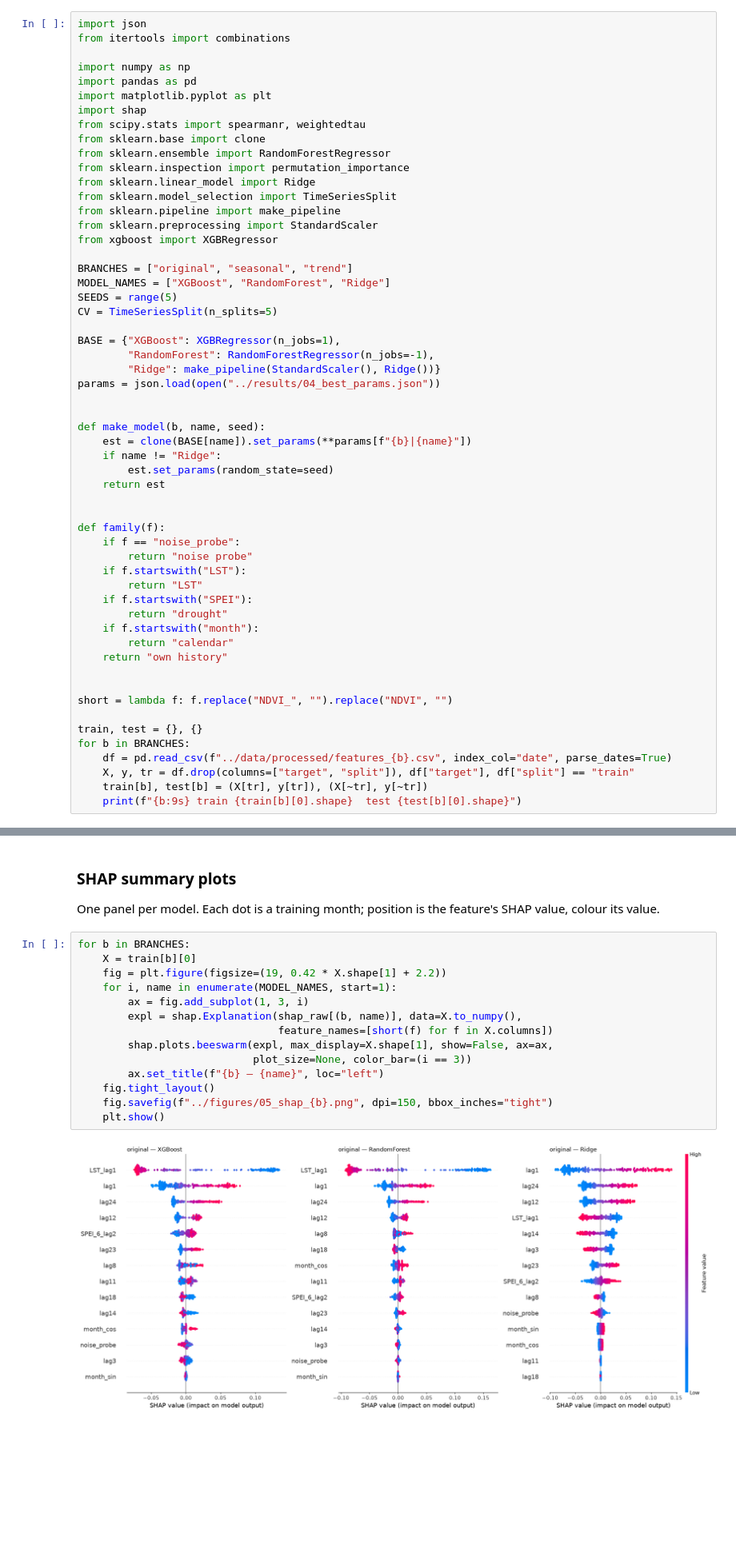
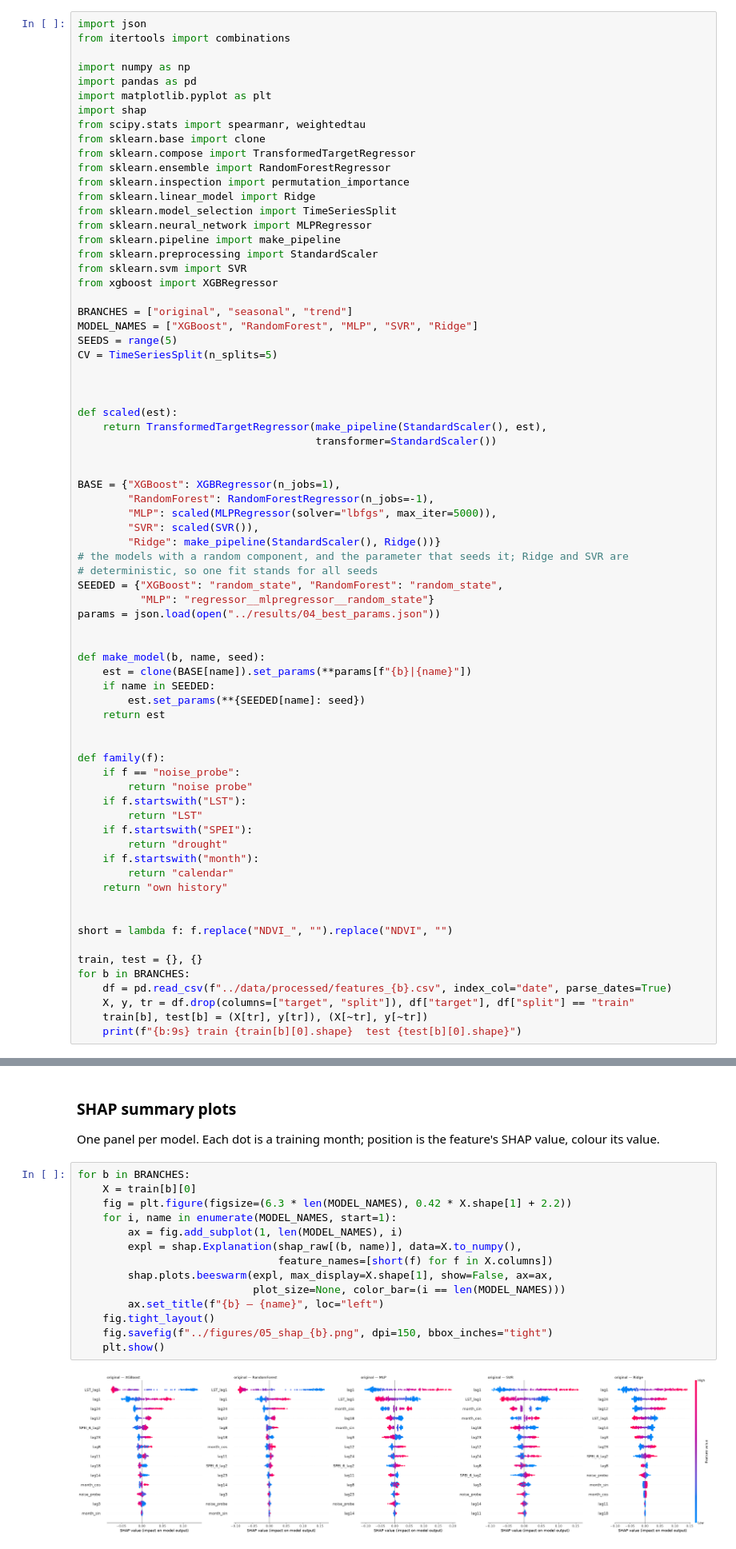
Before and after one commit to ilyes-khayati/olive-ndvi-xai-comparison, a Jupyter notebook: notebooks/05_attribution.ipynb, the cells around one changed output, grey strips where cells are left out. Shown at 80% size. Saved outputs shown, nothing was run; the diff lists cells and outputs as text; blank space fills up the shorter version.

```diff
--- a/notebooks/05_attribution.ipynb
+++ b/notebooks/05_attribution.ipynb
@@ -31,29 +36,45 @@ import matplotlib.pyplot as plt
 import shap
 from scipy.stats import spearmanr, weightedtau
 from sklearn.base import clone
+from sklearn.compose import TransformedTargetRegressor
 from sklearn.ensemble import RandomForestRegressor
 from sklearn.inspection import permutation_importance
 from sklearn.linear_model import Ridge
 from sklearn.model_selection import TimeSeriesSplit
+from sklearn.neural_network import MLPRegressor
 from sklearn.pipeline import make_pipeline
 from sklearn.preprocessing import StandardScaler
+from sklearn.svm import SVR
 from xgboost import XGBRegressor
 
 BRANCHES = ["original", "seasonal", "trend"]
-MODEL_NAMES = ["XGBoost", "RandomForest", "Ridge"]
+MODEL_NAMES = ["XGBoost", "RandomForest", "MLP", "SVR", "Ridge"]
 SEEDS = range(5)
 CV = TimeSeriesSplit(n_splits=5)
 
+
+
+def scaled(est):
+    return TransformedTargetRegressor(make_pipeline(StandardScaler(), est),
+                                      transformer=StandardScaler())
+
+
 BASE = {"XGBoost": XGBRegressor(n_jobs=1),
         "RandomForest": RandomForestRegressor(n_jobs=-1),
+        "MLP": scaled(MLPRegressor(solver="lbfgs", max_iter=5000)),
+        "SVR": scaled(SVR()),
         "Ridge": make_pipeline(StandardScaler(), Ridge())}
+# the models with a random component, and the parameter that seeds it; Ridge and SVR are
+# deterministic, so one fit stands for all seeds
+SEEDED = {"XGBoost": "random_state", "RandomForest": "random_state",
+          "MLP": "regressor__mlpregressor__random_state"}
 params = json.load(open("../results/04_best_params.json"))
 
 
 def make_model(b, name, seed):
     est = clone(BASE[name]).set_params(**params[f"{b}|{name}"])
-    if name != "Ridge":
-        est.set_params(random_state=seed)
+    if name in SEEDED:
+        est.set_params(**{SEEDED[name]: seed})
     return est
 
 
@@ -244,16 +272,16 @@ value, colour its value.
 # %%
 for b in BRANCHES:
     X = train[b][0]
-    fig = plt.figure(figsize=(19, 0.42 * X.shape[1] + 2.2))
+    fig = plt.figure(figsize=(6.3 * len(MODEL_NAMES), 0.42 * X.shape[1] + 2.2))
     for i, name in enumerate(MODEL_NAMES, start=1):
-        ax = fig.add_subplot(1, 3, i)
+        ax = fig.add_subplot(1, len(MODEL_NAMES), i)
         expl = shap.Explanation(shap_raw[(b, name)], data=X.to_numpy(),
                                 feature_names=[short(f) for f in X.columns])
         shap.plots.beeswarm(expl, max_display=X.shape[1], show=False, ax=ax,
-                            plot_size=None, color_bar=(i == 3))
+                            plot_size=None, color_bar=(i == len(MODEL_NAMES)))
         ax.set_title(f"{b} — {name}", loc="left")
     fig.tight_layout()
     fig.savefig(f"../figures/05_shap_{b}.png", dpi=150, bbox_inches="tight")
     plt.show()
 # %% [output]
-[figure, old version]
+[figure, new version]
```
Also changed, not shown: parts of 28 cells of this notebook, 35 other files.
